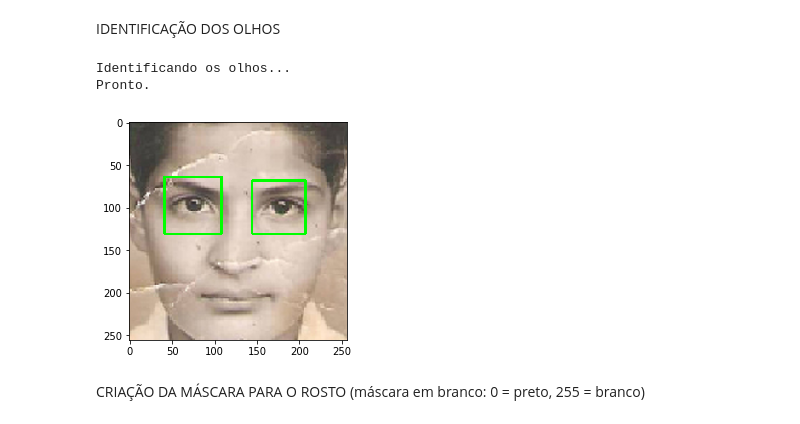
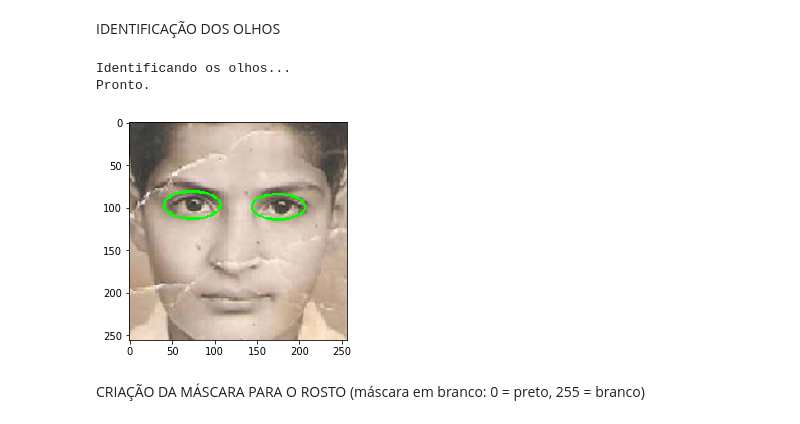
Before and after one commit to izabel-ferrari/projeto-formatura-poli, a Jupyter notebook: Inpaint.ipynb, the cells around one changed output. Cells and saved outputs as stored; diff of their text form; code cells hidden in the pictures.

Commit message:
change rectangle to elipse on eyes

```diff
--- a/Inpaint.ipynb
+++ b/Inpaint.ipynb
@@ -98,17 +98,17 @@ IDENTIFICAÇÃO DOS OLHOS
 # %%
 print('Identificando os olhos...')
 true_eyes = roi.detect_eyes(face)
 
 face_copy = np.copy(face)
 for (ex, ey, ew, eh) in true_eyes:
-    cv2.rectangle(face_copy, (ex, ey), (ex + ew, ey + eh), (0, 255, 0), 2)
+    cv2.ellipse(face_copy,(int(ex+0.5*ew), int(ey+0.5*eh)),(int(ew/2),int(eh/4)),0,0,360,(0, 255, 0),2)
 
 plt.imshow(face_copy)
 utils.print_done()
 # %% [output]
 Identificando os olhos...
 Pronto.
-[figure, old version]
+[figure, new version]
 # %% [markdown]
 CRIAÇÃO DA MÁSCARA PARA O ROSTO (máscara em branco: 0 = preto, 255 = branco)
 # %%
```
Also changed, not shown: parts of 3 cells of this notebook, 1 other file.
